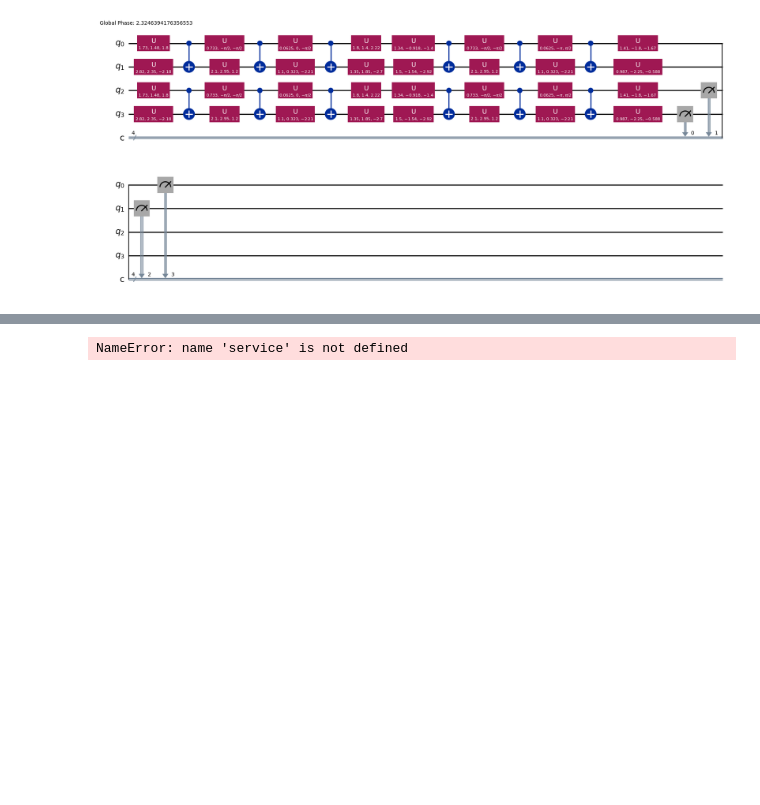
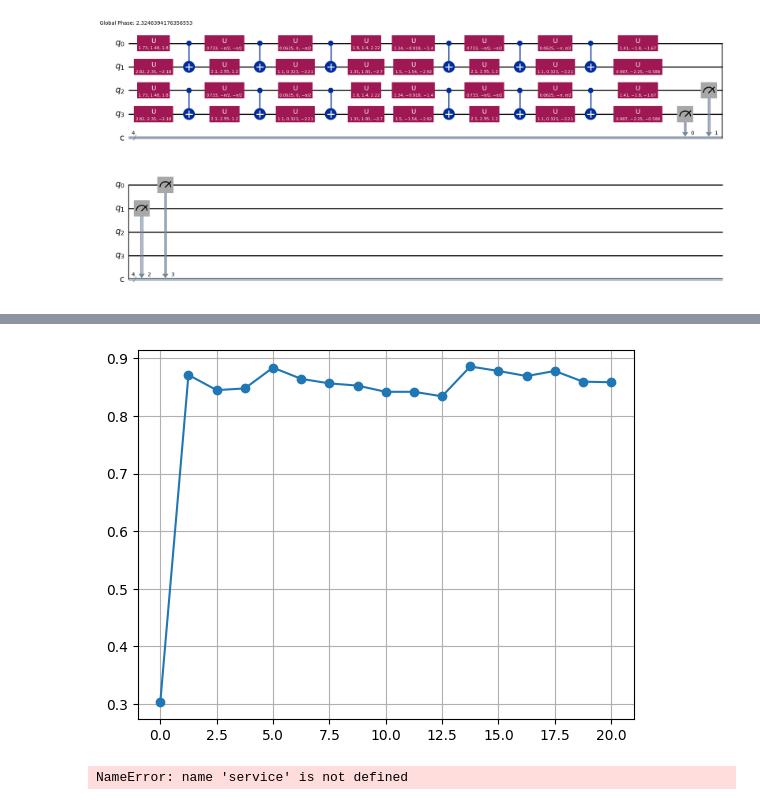
Before and after one commit to Ushakrhmn/Quantum-neutrino-Amol-Basu, a Jupyter notebook: SBN/SNB_3flavour_20-neutrino_2407_swap_decompose.ipynb, the cells around one changed output, grey strips where cells are left out. Cells and saved outputs as stored; diff of their text form; code cells hidden in the pictures; blank space fills up the shorter version.

```diff
--- a/SBN/SNB_3flavour_20-neutrino_2407_swap_decompose.ipynb
+++ b/SBN/SNB_3flavour_20-neutrino_2407_swap_decompose.ipynb
@@ -50,10 +51,10 @@ from DecoherenceRenormalizer import DecoherenceRenormalizer as DR
 simulator_flag = True
 noiseless_flag = False
 linear_noiseless_flag = False # use linear connectivity from IBM Sherbrooke, but noiseless
-reduced_noise_flag = True # use a custom noise model with reduced noise compared to IBM Sherbrooke
+reduced_noise_flag = False # use a custom noise model with reduced noise compared to IBM Sherbrooke
 method = 'statevector'
 
-fakebackend = FakeFez()
+fakebackend = FakeSherbrooke()
 
 config = None
 target = None
@@ -80,7 +81,9 @@ DR_FLAG = True
 
 # --------------------- Saving options --------------------
 
-save_postfix = "_pHS_real_sbrk_m3_zne_t1"
+save_postfix = "4nu_0_20_noDR"
+
+save_prob_name = '4nu_0_20_noDR'
 
 SAVEFIG_FLAG = False
 
@@ -420,7 +436,7 @@ def two_qubit_swap(qc, q1, q2):
 #         q = [2*i, 2*i+1, 2*j, 2*j+1]
 #         nunu_interaction(qc, q, alpha_ij)
 
-def apply_nunu_interaction(qc, pair_indices, order, base_pattern, dt):
+def apply_nunu_interaction(qc, pair_indices, order, base_pattern, dt, basis='cx'):
     for i, j in pair_indices:
         # print(order)
         # print(base_pattern)
@@ -434,7 +450,7 @@ def apply_nunu_interaction(qc, pair_indices, order, base_pattern, dt):
             nunu_interaction(qc, q, alpha_ij)
             two_qubit_swap(qc, [2*i, 2*i+1], [2*j, 2*j+1])
         else:
-            nunu_interaction_p(qc, q, alpha_ij)
+            nunu_interaction_p(qc, q, alpha_ij, basis=basis)
         order = swap_order_i_j(order, i, j)
         base_pattern = swap_base_pattern_i_j(base_pattern, i, j)
         # print("New order: ", order)
@@ -870,3 +919,8 @@ IndexError: index 1 is out of bounds for axis 0 with size 1
+# %%
+plt.plot(times * mu, error, marker='o')
+plt.grid('on')
+# %% [output]
+[figure, added]
 # %%
 for j in service.jobs():
     print(j)
```
Also changed, not shown: parts of 4 cells of this notebook, 4 other files.
